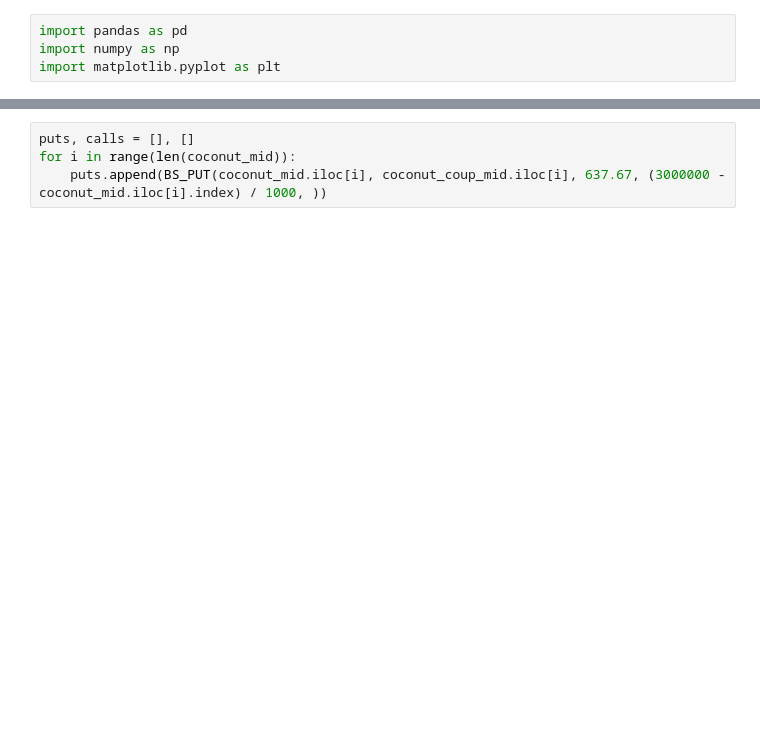
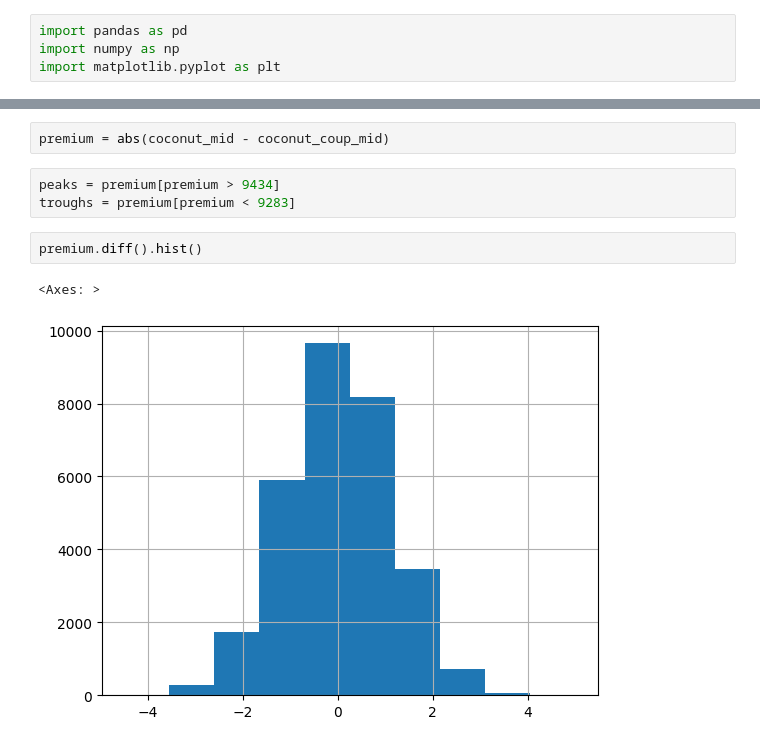
Before and after one commit to edgar-maddocks/IMC, a Jupyter notebook: coconuts/data.ipynb, the cells around one changed output, grey strips where cells are left out. Saved outputs shown, nothing was run; the diff lists cells and outputs as text; blank space fills up the shorter version.

```diff
--- a/coconuts/data.ipynb
+++ b/coconuts/data.ipynb
@@ -61,4 +62,10 @@ coconut_mid.std()
-# %%
-puts, calls = [], []
-for i in range(len(coconut_mid)):
-    puts.append(BS_PUT(coconut_mid.iloc[i], coconut_coup_mid.iloc[i], 637.67, (3000000 - coconut_mid.iloc[i].index) / 1000, ))
+# %%
+premium = abs(coconut_mid - coconut_coup_mid)
+# %%
+peaks = premium[premium > 9434]
+troughs = premium[premium < 9283]
+# %%
+premium.diff().hist()
+# %% [output]
+<Axes: >
+[figure, added]
```
Also changed, not shown: parts of 7 cells of this notebook, 1 other file.
